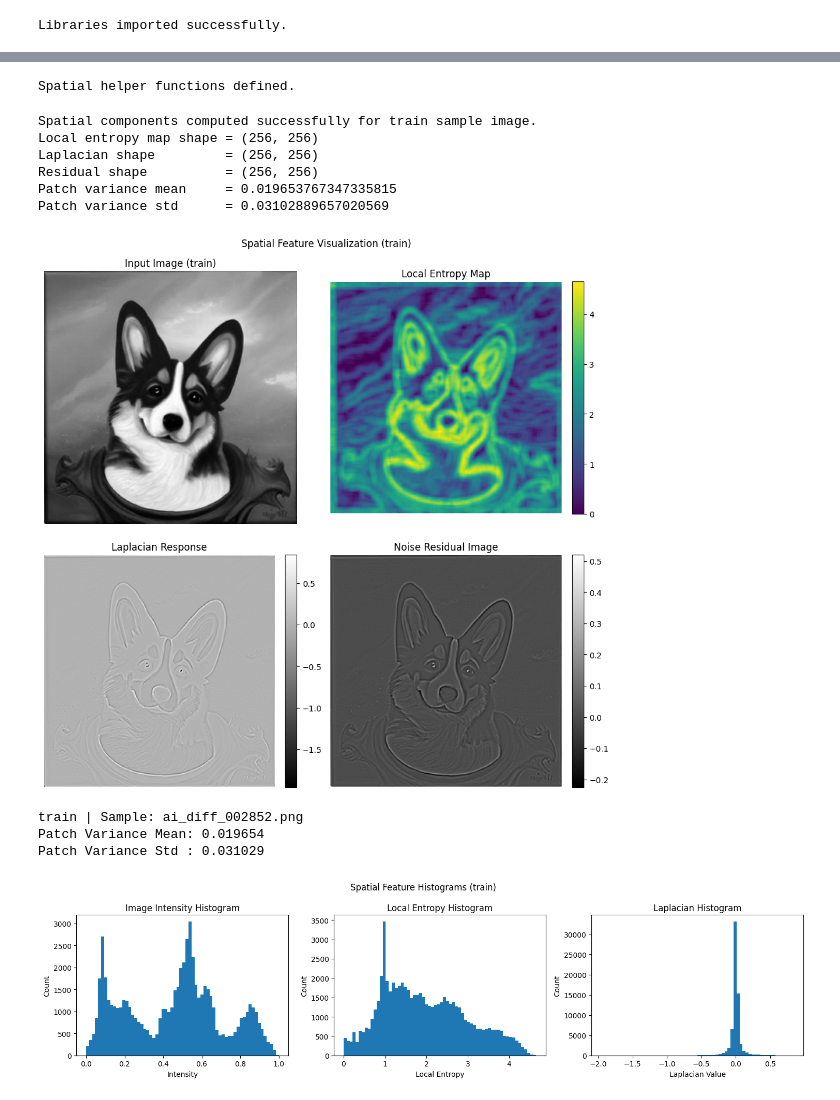
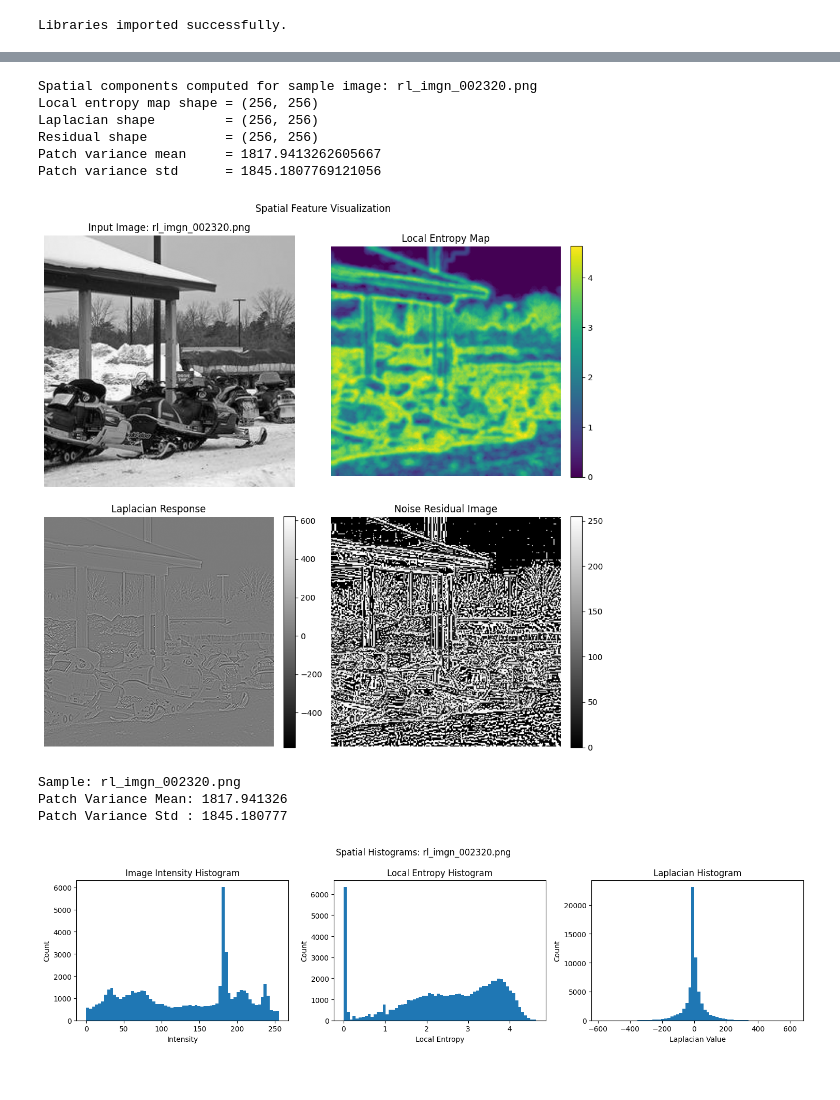
Before and after one commit to pgailinas/dip-ai-image-detection, a Jupyter notebook: notebooks/04B_Extract_Spatial_Features.ipynb, the cells around one changed output, grey strips where cells are left out. Drawn from its saved outputs; the diff is of its cells as text; code cells hidden in the pictures.

```diff
--- a/notebooks/04B_Extract_Spatial_Features.ipynb
+++ b/notebooks/04B_Extract_Spatial_Features.ipynb
@@ -440,7 +357,7 @@ def safe_entropy_from_hist(hist, eps=1e-12):
 
 
 def image_hist_entropy(img, bins=256):
-    hist, _ = np.histogram(img.ravel(), bins=bins, range=(0.0, 1.0))
+    hist, _ = np.histogram(img.ravel(), bins=bins, range=(0, 255))
     return safe_entropy_from_hist(hist)
 
 
@@ -449,24 +366,16 @@ def compute_local_entropy(img, window_size=9):
     Compute local entropy using the same 32-level quantization idea as the
     original loop-based version, but with an optimized scikit-image
     implementation for efficiency.
-
-    Notes:
-      - Input image remains at full 256x256 resolution.
-      - The image is converted to uint8 because rank-based entropy expects
-        integer-valued grayscale input.
-      - This approach is much faster than explicit Python nested loops
-        because the neighborhood entropy computation is performed by
-        compiled library code rather than Python-level iteration.
     """
     img_uint8 = (img * 255).astype(np.uint8)
     img_q = (img_uint8 // 8).astype(np.uint8)  # 32 quantization levels: 0..31
 
-    local_entropy = sk_entropy(
+    local_entropy_map = local_entropy(
         img_q,
-        footprint_rectangle((window_size, window_size))
+        disk(window_size // 2)
     ).astype(np.float32)
 
-    return local_entropy
+    return local_entropy_map
 
 
 def compute_laplacian(img):
@@ -527,71 +436,66 @@ def extract_spatial_features(img):
     }
 
     return features, local_entropy_map, lap, residual
-
-
-print("Spatial helper functions defined.")
-# %% [output]
-Spatial helper functions defined.
 # %%
 # ============================================
 # Cell 6: Compute Spatial Components
 # ============================================
 
-features, local_entropy_map, lap, residual = extract_spatial_features(img)
+features, local_entropy_map, lap, residual = extract_spatial_features(sample_array)
 
-patch_var_mean, patch_var_std = patch_variance_stats(img)
+patch_var_mean, patch_var_std = patch_variance_stats(sample_array)
 
-print(f"Spatial components computed successfully for {SPLIT_NAME} sample image.")
+print(f"Spatial components computed for sample image: {SAMPLE_IMAGE_NAME}")
 print("Local entropy map shape =", local_entropy_map.shape)
 print("Laplacian shape         =", lap.shape)
 print("Residual shape          =", residual.shape)
 print("Patch variance mean     =", patch_var_mean)
 print("Patch variance std      =", patch_var_std)
 # %% [output]
-Spatial components computed successfully for train sample image.
+Spatial components computed for sample image: rl_imgn_002320.png
 Local entropy map shape = (256, 256)
 Laplacian shape         = (256, 256)
 Residual shape          = (256, 256)
-Patch variance mean     = 0.019653767347335815
-Patch variance std      = 0.03102889657020569
+Patch variance mean     = 1817.9413262605667
+Patch variance std      = 1845.1807769121056
 # %%
 # ============================================
 # Cell 7: Display Spatial Visualization Results
 # ============================================
 
 fig, axes = plt.subplots(2, 2, figsize=(10, 10))
 
-axes[0, 0].imshow(img, cmap="gray")
-axes[0, 0].set_title(f"Input Image ({SPLIT_NAME})")
+axes[0, 0].imshow(sample_array, cmap="gray")
+axes[0, 0].set_title(f"Input Image: {SAMPLE_IMAGE_NAME}")
 axes[0, 0].axis("off")
 
 im1 = axes[0, 1].imshow(local_entropy_map, cmap="viridis")
 axes[0, 1].set_title("Local Entropy Map")
 axes[0, 1].axis("off")
 plt.colorbar(im1, ax=axes[0, 1], fraction=0.046, pad=0.04)
 
 im2 = axes[1, 0].imshow(lap, cmap="gray")
 axes[1, 0].set_title("Laplacian Response")
 axes[1, 0].axis("off")
 plt.colorbar(im2, ax=axes[1, 0], fraction=0.046, pad=0.04)
 
 im3 = axes[1, 1].imshow(residual, cmap="gray")
 axes[1, 1].set_title("Noise Residual Image")
 axes[1, 1].axis("off")
 plt.colorbar(im3, ax=axes[1, 1], fraction=0.046, pad=0.04)
 
-plt.suptitle(f"Spatial Feature Visualization ({SPLIT_NAME})", fontsize=12)
+plt.suptitle("Spatial Feature Visualization", fontsize=12)
 plt.tight_layout()
 plt.show()
 
-print(f"{SPLIT_NAME} | Sample: {SAMPLE_FILENAME}")
+print(f"Sample: {SAMPLE_IMAGE_NAME}")
 print(f"Patch Variance Mean: {patch_var_mean:.6f}")
 print(f"Patch Variance Std : {patch_var_std:.6f}")
 # %% [output]
-[figure, old version]
+[figure, new version]
-train | Sample: ai_diff_002852.png
-Patch Variance Mean: 0.019654
-Patch Variance Std : 0.031029
+Sample: rl_imgn_002320.png
+Patch Variance Mean: 1817.941326
+Patch Variance Std : 1845.180777
 # %%
 # ============================================
 # Cell 8: Plot Spatial Histograms
@@ -599,7 +503,7 @@ Patch Variance Std : 0.031029
 
 fig, axes = plt.subplots(1, 3, figsize=(15, 4))
 
-axes[0].hist(img.ravel(), bins=64, range=(0.0, 1.0))
+axes[0].hist(sample_array.ravel(), bins=64, range=(0, 255))
 axes[0].set_title("Image Intensity Histogram")
 axes[0].set_xlabel("Intensity")
 axes[0].set_ylabel("Count")
@@ -614,8 +518,8 @@ axes[2].set_title("Laplacian Histogram")
 axes[2].set_xlabel("Laplacian Value")
 axes[2].set_ylabel("Count")
 
-plt.suptitle(f"Spatial Feature Histograms ({SPLIT_NAME})", fontsize=12)
+plt.suptitle(f"Spatial Histograms: {SAMPLE_IMAGE_NAME}", fontsize=12)
 plt.tight_layout()
 plt.show()
 # %% [output]
-[figure, old version]
+[figure, new version]
```
Also changed, not shown: parts of 13 cells of this notebook.
